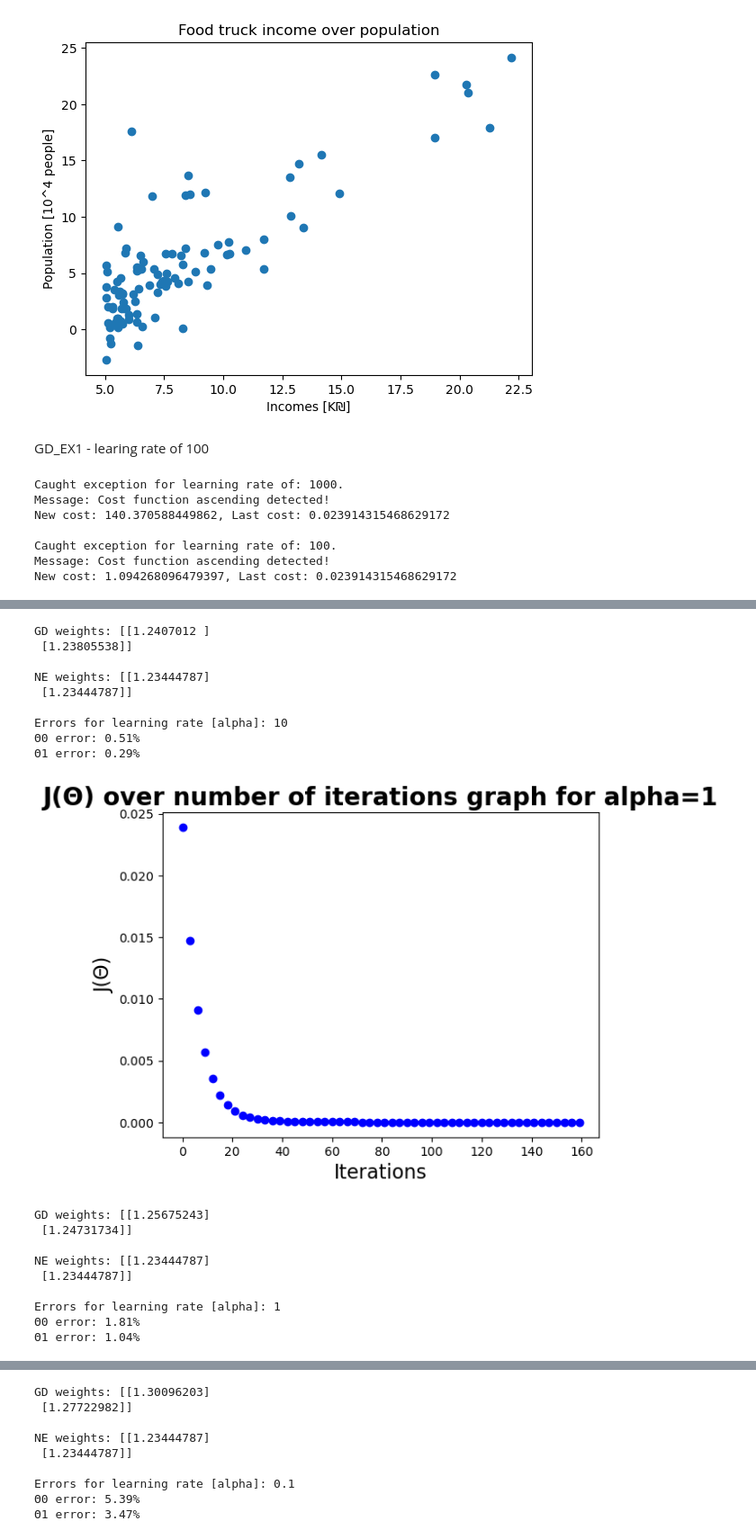
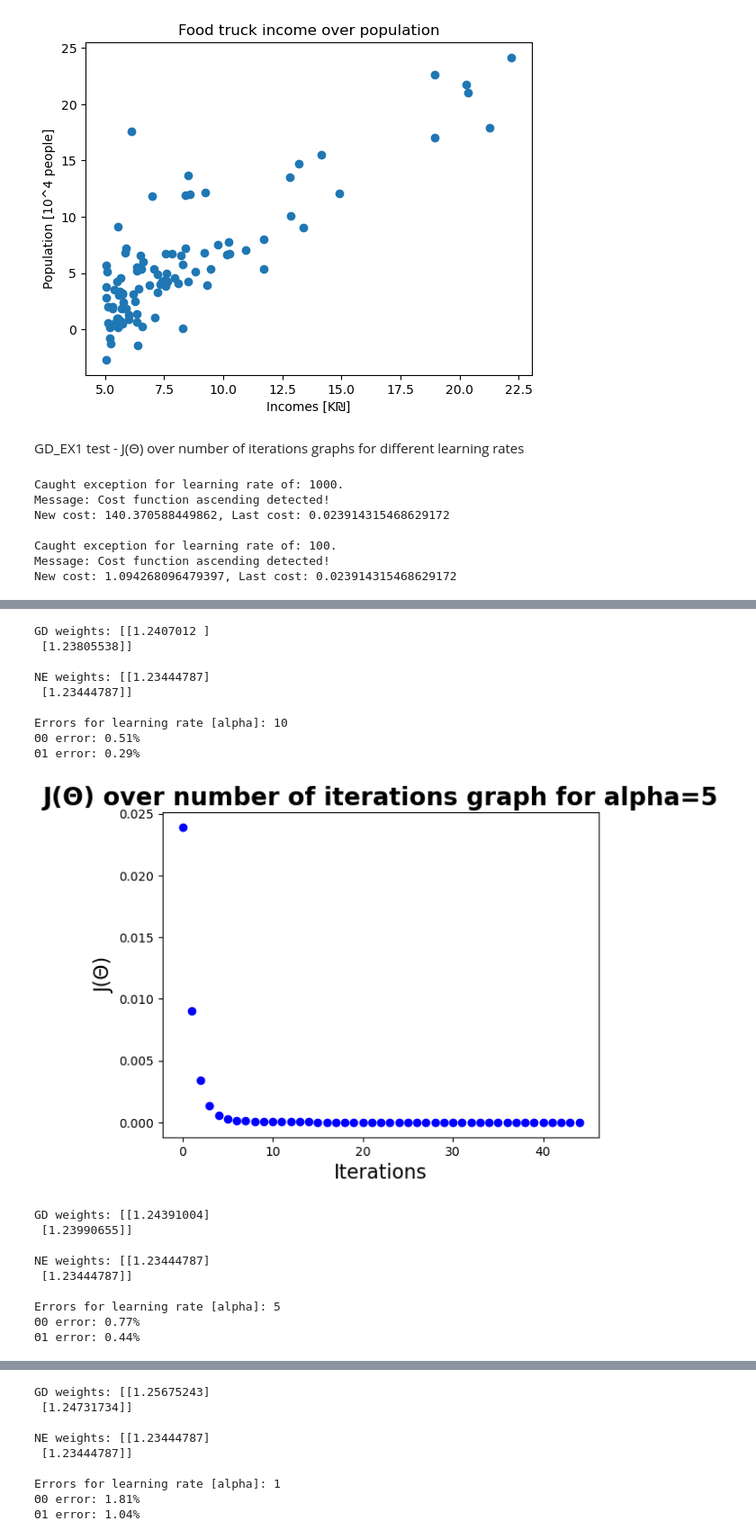
Before and after one commit to GalSarid21/MachineLearningLabs, a Jupyter notebook: Lab2/HW_2.ipynb, the cells around one changed output, grey strips where cells are left out. Shown: that part at 90% size. Saved outputs shown, nothing was run; the diff lists cells and outputs as text; code cells hidden in the pictures.

```diff
--- a/Lab2/HW_2.ipynb
+++ b/Lab2/HW_2.ipynb
@@ -17,7 +19,7 @@ class Utils():
     __X = None
     __Y = None
 
-    def normal_equation(dataset:pd.DataFrame):
+    def normal_equation(dataset:pd.DataFrame) -> np.ndarray:
         x, y, _ = Utils.get_x_y_h_vals(dataset)
         x_t = np.transpose(x)
         x_t_dot_x = np.dot(x_t, x)
@@ -25,13 +27,13 @@ class Utils():
         weights = np.dot(np.linalg.inv(x_t_dot_x), x_t_dot_y)
         return weights
 
-    def GD_EX1(weights:np.array,
+    def GD_EX1(weights:np.ndarray,
                dataset:pd.DataFrame,
                alpha:float=0.1,
                epsilon: float=1e-7,
                max_iters:int=1e6,
                plot_cost_iterations:bool=False,
-               plot_resolution:int=10):
+               plot_resolution:int=10) -> np.ndarray:
         """
         Method to calculate new weights for a linear regression model with
         Gradient-Descent [GD] algorithm.
@@ -86,13 +88,15 @@ class Utils():
                       size=20, fontweight="bold")
         return weights
 
-    def calc_cost(weights:np.array, dataset:pd.DataFrame):
+    def calc_cost(weights:np.ndarray, dataset:pd.DataFrame) -> float:
         _, y, h = Utils.get_x_y_h_vals(dataset, weights)
         m = y.shape[0]
         cost = (np.sum((h-y)**2))/(2*m)
         return float(cost)
 
-    def calc_GD_new_weights(weights:np.array, dataset:pd.DataFrame, alpha:float):
+    def calc_GD_new_weights(weights:np.ndarray,
+                            dataset:pd.DataFrame,
+                            alpha:float) -> np.ndarray:
         x, y, h = Utils.get_x_y_h_vals(dataset, weights)
         m = y.shape[0]
         grads = (alpha/m)*np.sum((h-y)*x, axis=0)
@@ -100,13 +104,13 @@ class Utils():
         weights = weights - grads
         return weights
 
-    def get_x_y_h_vals(dataset:pd.DataFrame, weights:np.array=None):
+    def get_x_y_h_vals(dataset:pd.DataFrame, weights:np.ndarray=None) -> np.ndarray:
         x = Utils.__get_x_vals(dataset)
         y = Utils.__get_y_vals(dataset, x)
         h = x.dot(weights) if weights is not None else None
         return x, y, h
 
-    def __check_convergence(last_cost:float, new_cost:float, epsilon:float):
+    def __check_convergence(last_cost:float, new_cost:float, epsilon:float) -> bool:
         ascending = new_cost > last_cost
         ascending_err_msg = f'Cost function ascending detected!\n' +\
                             f'New cost: {new_cost}, Last cost: {last_cost}'
@@ -115,7 +119,7 @@ class Utils():
         is_converge = step_change < epsilon
         return is_converge
 
-    def __get_x_vals(dataset:pd.DataFrame):
+    def __get_x_vals(dataset:pd.DataFrame) -> np.ndarray:
         if Utils.__X is None:
             x = dataset.iloc[:,:-1]
             ones = np.ones((x.shape[0], 1))
@@ -126,7 +130,7 @@ class Utils():
             Utils.__X = (x-x_mean)/(x_max-x_min)
         return Utils.__X
 
-    def __get_y_vals(dataset:pd.DataFrame, x:np.array):
+    def __get_y_vals(dataset:pd.DataFrame, x:np.ndarray) -> np.ndarray:
         if Utils.__Y is None:
             y = np.array(dataset.iloc[:,:-1])
             y = y.reshape(x.shape[0], 1)
@@ -159,10 +163,10 @@ plt.title("Food truck income over population")
 # %% [output]
 Text(0.5, 1.0, 'Food truck income over population')
 [figure]
-# %% [markdown]
-GD_EX1 - learing rate of 100
+# %% [markdown]
+GD_EX1 test - J(Θ) over number of iterations graphs for different learning rates
 # %%
-configuration = [(1000, 10), (100, 10), (10, 1), (1, 3), (0.1, 5), (0.01, 10), (0.001, 100)]
+configuration = [(1000, 10), (100, 10), (10, 1), (5, 1), (1, 3), (0.1, 5), (0.01, 10), (0.001, 100)]
 fig_num = 1
 
 for alpha, plot_res in configuration:
@@ -170,10 +174,10 @@ for alpha, plot_res in configuration:
         weights = np.array([[1],[2]])
         plt.figure(fig_num)
         gd_weights = Utils.GD_EX1(weights=weights,
-                                dataset=ex1_df,
-                                alpha=alpha,
-                                plot_cost_iterations=True,
-                                plot_resolution=plot_res)
+                                    dataset=ex1_df,
+                                    alpha=alpha,
+                                    plot_cost_iterations=True,
+                                    plot_resolution=plot_res)
         plt.show()
         fig_num+=1
 
@@ -183,40 +187,40 @@ for alpha, plot_res in configuration:
 
         print(f'GD weights: {gd_weights}\n')
         print(f'NE weights: {ne_weights}\n')
 
         print(f'Errors for learning rate [alpha]: {alpha}')
         for i in range(0,len(error)):
             msg = f'Θ{i} error: {error[i][0]}%'
             print(msg)
     except Exception as e:
         err_msg = f'Caught exception for learning rate of: {alpha}.\n' +\
                   f'Message: {e}\n'
         print(err_msg)
 # %% [output]
 Caught exception for learning rate of: 1000.
 Message: Cost function ascending detected!
 New cost: 140.370588449862, Last cost: 0.023914315468629172
 
 Caught exception for learning rate of: 100.
 Message: Cost function ascending detected!
 New cost: 1.094268096479397, Last cost: 0.023914315468629172
 [figure]
 GD weights: [[1.2407012 ]
  [1.23805538]]
 
 NE weights: [[1.23444787]
  [1.23444787]]
 
 Errors for learning rate [alpha]: 10
 Θ0 error: 0.51%
 Θ1 error: 0.29%
-[figure, old version]
+[figure, new version]
-GD weights: [[1.25675243]
- [1.24731734]]
+GD weights: [[1.24391004]
+ [1.23990655]]
 
 NE weights: [[1.23444787]
  [1.23444787]]
 
-Errors for learning rate [alpha]: 1
-Θ0 error: 1.81%
-Θ1 error: 1.04%
+Errors for learning rate [alpha]: 5
+Θ0 error: 0.77%
+Θ1 error: 0.44%
@@ -224,9 +228,9 @@ Errors for learning rate [alpha]: 1
-GD weights: [[1.30096203]
- [1.27722982]]
+GD weights: [[1.25675243]
+ [1.24731734]]
 
 NE weights: [[1.23444787]
  [1.23444787]]
 
-Errors for learning rate [alpha]: 0.1
-Θ0 error: 5.39%
-Θ1 error: 3.47%
+Errors for learning rate [alpha]: 1
+Θ0 error: 1.81%
+Θ1 error: 1.04%
```
Also changed, not shown: parts of 4 cells of this notebook.
